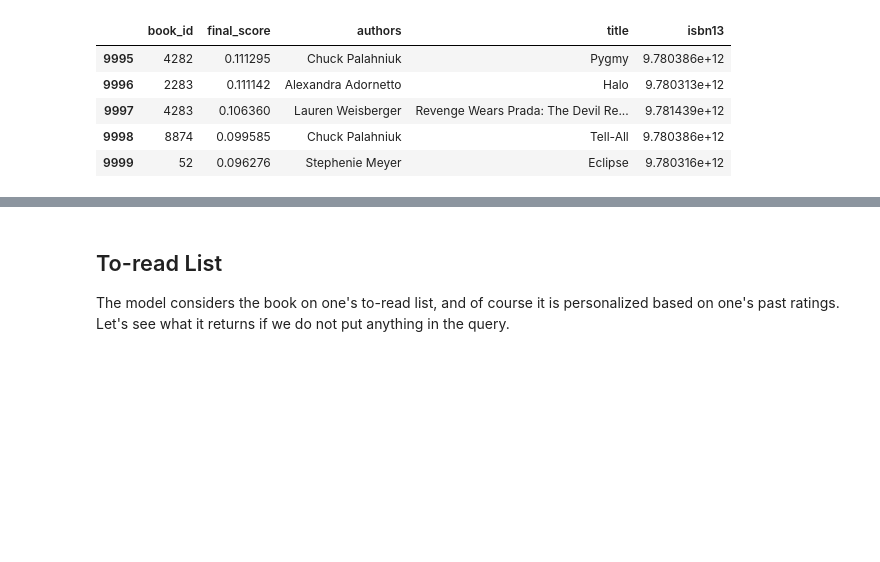
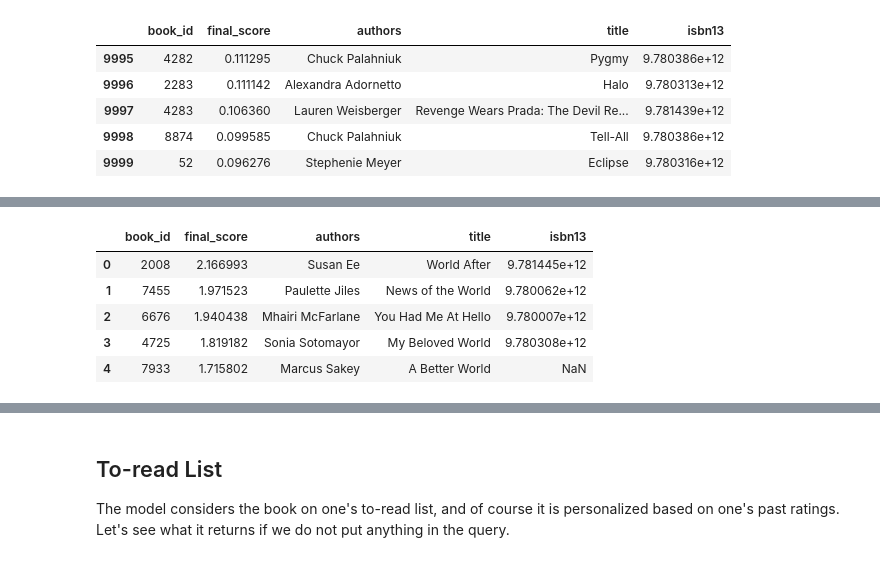
Before and after one commit to alanwmy00/PersonalizedBookSearch, a Jupyter notebook: Demo.ipynb, the cells around one changed output, grey strips where cells are left out. Cells and saved outputs as stored; diff of their text form; code cells hidden in the pictures; blank space fills up the shorter version.

```diff
--- a/Demo.ipynb
+++ b/Demo.ipynb
@@ -77,0 +81,12 @@ res2.tail()
+# %%
+p1 = search_eng.query(user_id=233, text="hello world", save_res=False)
+p2 = search_eng.query(user_id=1024, text="hello world", save_res=False)
+# %%
+p1.head()
+# %% [output]
+|  | book_id | final_score | authors | title | isbn13 |
+| 0 | 2008 | 2.166993 | Susan Ee | World After | 9.781445e+12 |
+| 1 | 7455 | 1.971523 | Paulette Jiles | News of the World | 9.780062e+12 |
+| 2 | 6676 | 1.940438 | Mhairi McFarlane | You Had Me At Hello | 9.780007e+12 |
+| 3 | 4725 | 1.819182 | Sonia Sotomayor | My Beloved World | 9.780308e+12 |
+| 4 | 7933 | 1.715802 | Marcus Sakey | A Better World | NaN |
```
Also changed, not shown: parts of 5 cells of this notebook, 8 other files.
